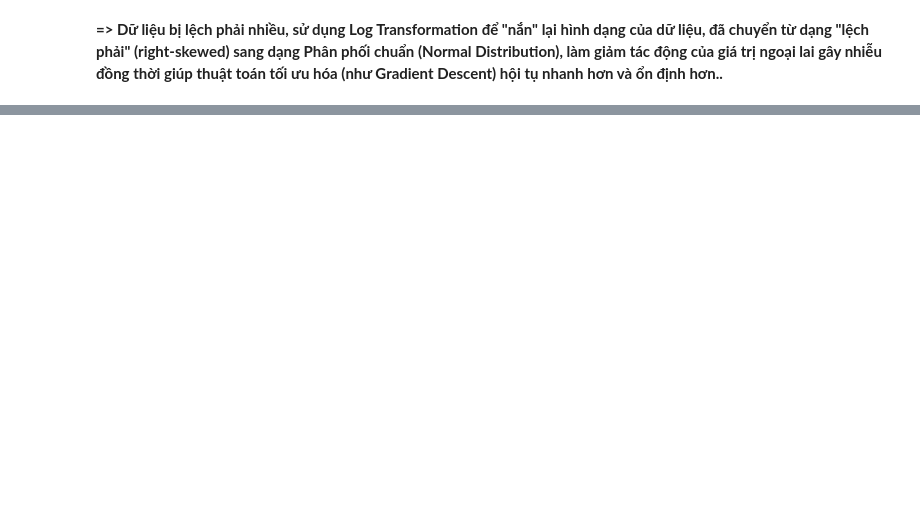
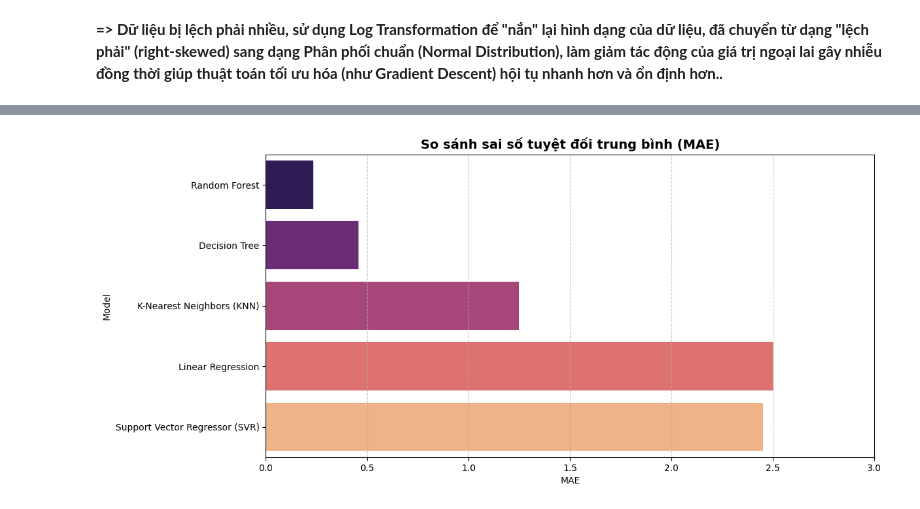
Before and after one commit to Jackxeid/Learn---MindX, a Jupyter notebook: Final Project/finalProject.ipynb, the cells around one changed output, grey strips where cells are left out. Saved outputs shown, nothing was run; the diff lists cells and outputs as text; code cells hidden in the pictures; blank space fills up the shorter version.

```diff
--- a/Final Project/finalProject.ipynb
+++ b/Final Project/finalProject.ipynb
@@ -835,0 +896,10 @@ models_results = {
+# %%
+# Vẽ biểu đồ so sánh MAE (Sai số tuyệt đối trung bình)
+plt.figure(figsize=(12, 6))
+sns.barplot(data=df_eval, x="MAE", y="Model", palette="magma")
+plt.title("So sánh sai số tuyệt đối trung bình (MAE)", fontsize=14, fontweight='bold')
+plt.xlim(0, 3)
+plt.grid(axis='x', linestyle='--', alpha=0.7)
+plt.show()
+# %% [output]
+[figure, added]
```
Also changed, not shown: parts of 22 cells of this notebook.
